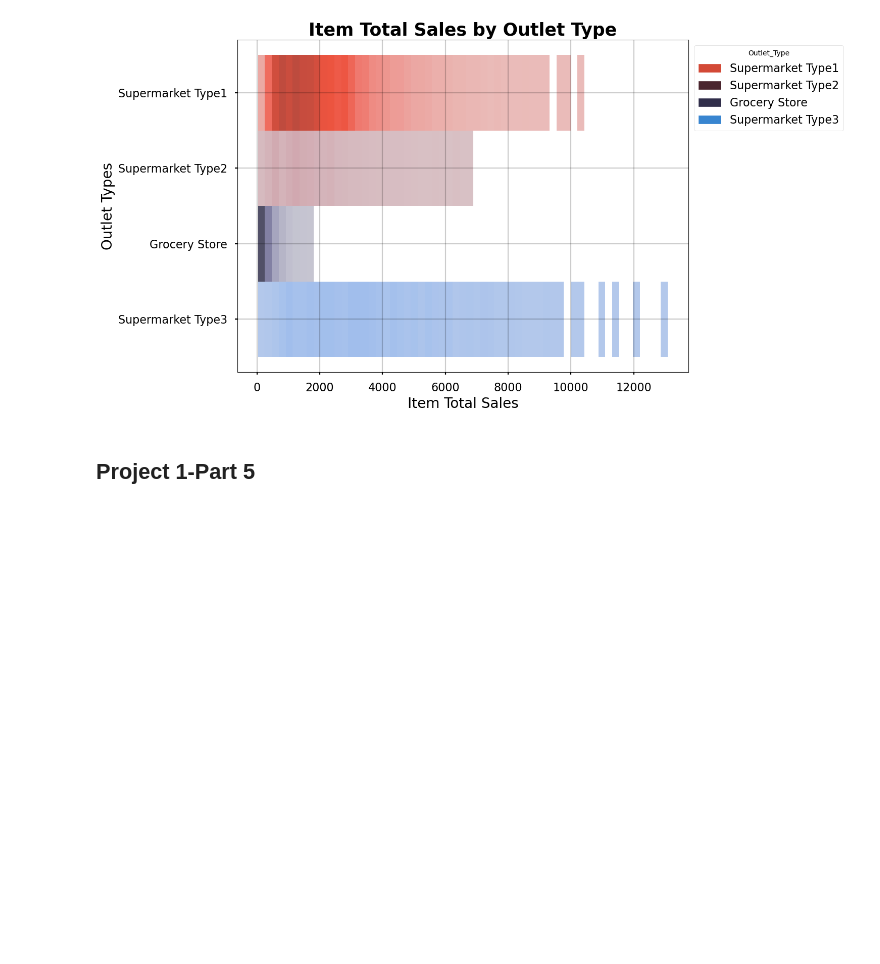
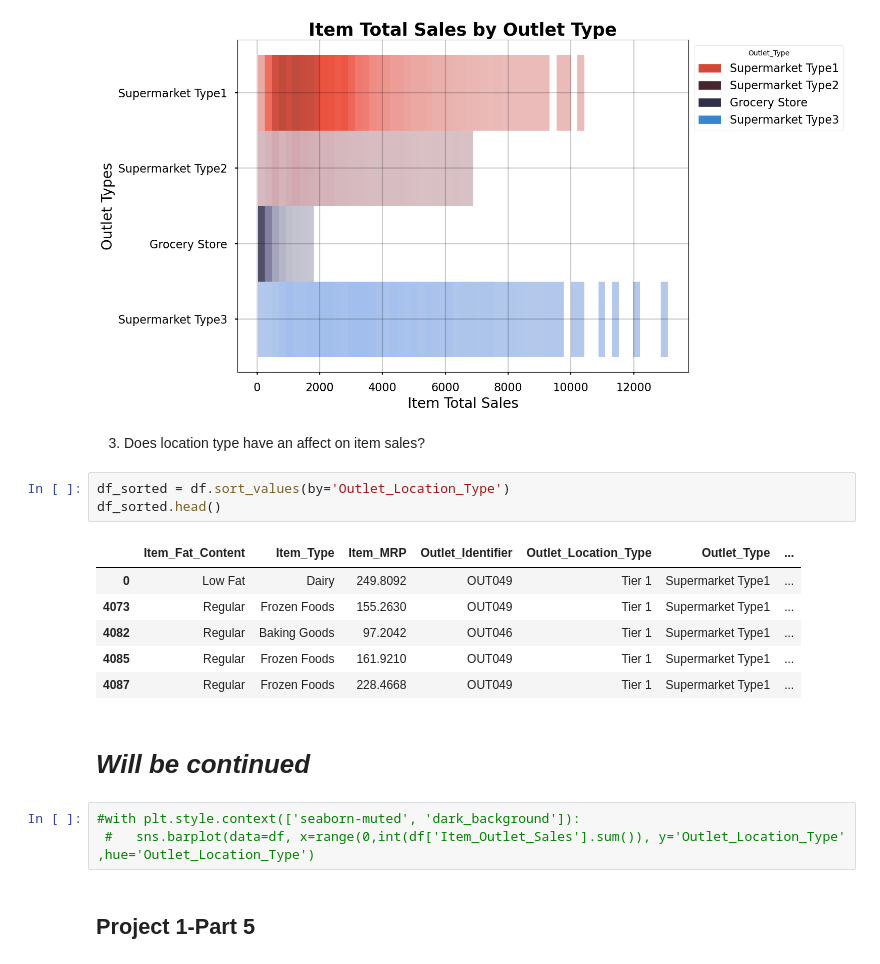
Before and after one commit to zeekwired/sales-predictions, a Jupyter notebook: sale-Prodictions (1).ipynb, the cells around one changed output. Cells and saved outputs as stored; diff of their text form; blank space fills up the shorter version.

```diff
--- a/sale-Prodictions (1).ipynb
+++ b/sale-Prodictions (1).ipynb
@@ -411,6 +429,23 @@ with plt.style.context(['seaborn-muted', 'seaborn-poster']):
 plt.show()
 # %% [output]
 [figure]
+# %% [markdown]
+3. Does location type have an affect on item sales?
+# %%
+df_sorted = df.sort_values(by='Outlet_Location_Type')
+df_sorted.head()
+# %% [output]
+|  | Item_Fat_Content | Item_Type | Item_MRP | Outlet_Identifier | Outlet_Location_Type | Outlet_Type | ... |
+| 0 | Low Fat | Dairy | 249.8092 | OUT049 | Tier 1 | Supermarket Type1 | ... |
+| 4073 | Regular | Frozen Foods | 155.2630 | OUT049 | Tier 1 | Supermarket Type1 | ... |
+| 4082 | Regular | Baking Goods | 97.2042 | OUT046 | Tier 1 | Supermarket Type1 | ... |
+| 4085 | Regular | Frozen Foods | 161.9210 | OUT049 | Tier 1 | Supermarket Type1 | ... |
+| 4087 | Regular | Frozen Foods | 228.4668 | OUT049 | Tier 1 | Supermarket Type1 | ... |
+# %% [markdown]
+# *Will be continued*
+# %%
+#with plt.style.context(['seaborn-muted', 'dark_background']):
+ #   sns.barplot(data=df, x=range(0,int(df['Item_Outlet_Sales'].sum()), y='Outlet_Location_Type' ,hue='Outlet_Location_Type')
 # %% [markdown]
 ## Project 1-Part 5
 # %% [markdown]
```
Also changed, not shown: parts of 26 cells of this notebook.
